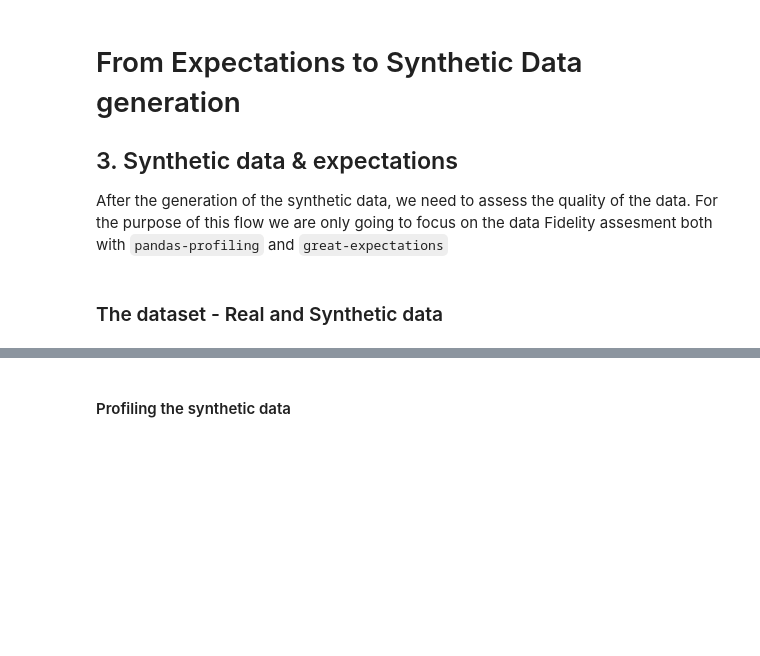
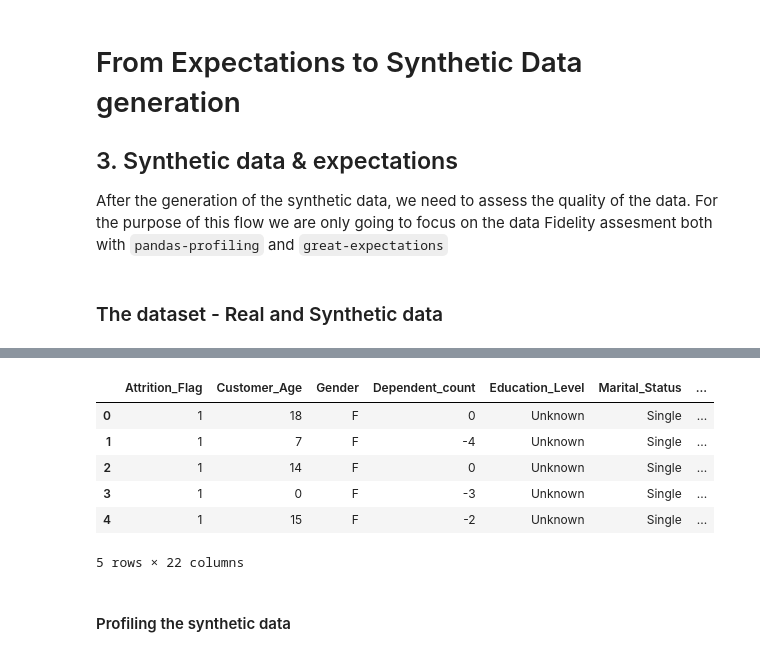
Before and after one commit to ydataai/ydata-synthetic, a Jupyter notebook: integrations/expectations_to_SyntheticData/3-Synthetic data expections.ipynb, the cells around one changed output, grey strips where cells are left out. Saved outputs shown, nothing was run; the diff lists cells and outputs as text; code cells hidden in the pictures; blank space fills up the shorter version.

```diff
--- a/integrations/expectations_to_SyntheticData/3-Synthetic data expections.ipynb
+++ b/integrations/expectations_to_SyntheticData/3-Synthetic data expections.ipynb
@@ -21,3 +31,13 @@ json_profile = json.loads(json_profile)
+# %%
+synth.head()
+# %% [output]
+|  | Attrition_Flag | Customer_Age | Gender | Dependent_count | Education_Level | Marital_Status | ... |
+| 0 | 1 | 18 | F | 0 | Unknown | Single | ... |
+| 1 | 1 | 7 | F | -4 | Unknown | Single | ... |
+| 2 | 1 | 14 | F | 0 | Unknown | Single | ... |
+| 3 | 1 | 0 | F | -3 | Unknown | Single | ... |
+| 4 | 1 | 15 | F | -2 | Unknown | Single | ... |
+5 rows × 22 columns
 # %% [markdown]
 #### Profiling the synthetic data
 # %%
```
Also changed, not shown: parts of 3 cells of this notebook, 4 other files.
